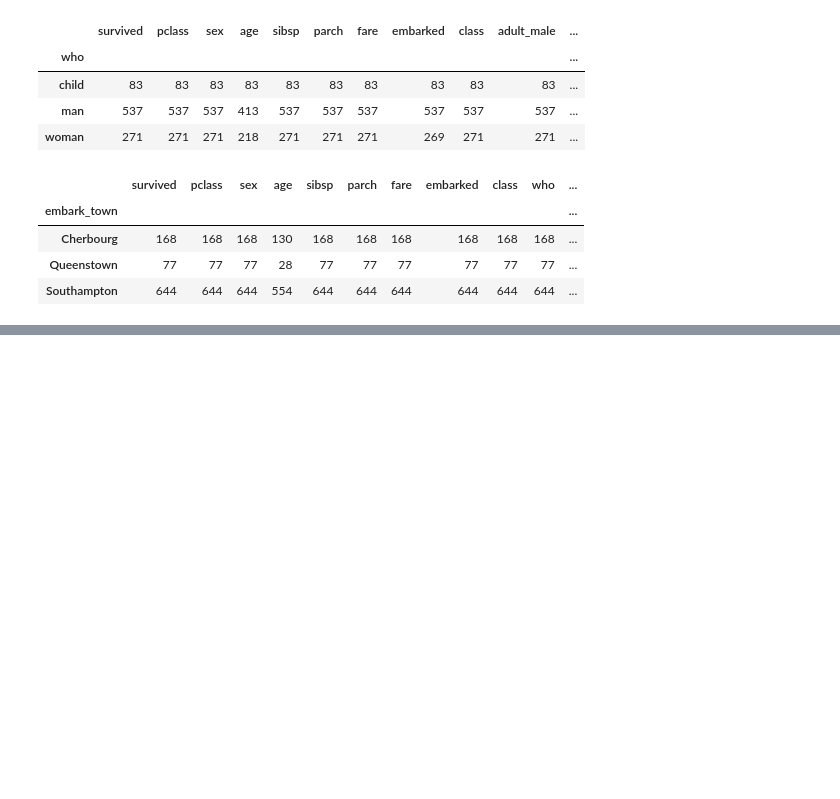
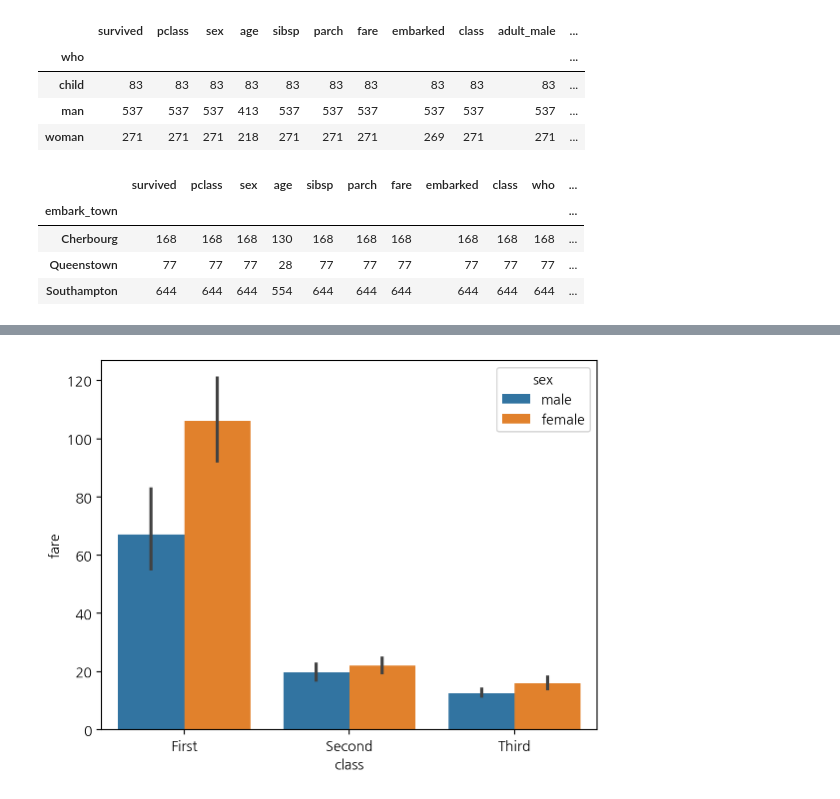
Before and after one commit to ai7dnn/2024-1-my-BDA, a Jupyter notebook: inclass/02w_0319_tue_dataframe_basic.ipynb, the cells around one changed output, grey strips where cells are left out. Saved outputs shown, nothing was run; the diff lists cells and outputs as text; code cells hidden in the pictures; blank space fills up the shorter version.

```diff
--- a/inclass/02w_0319_tue_dataframe_basic.ipynb
+++ b/inclass/02w_0319_tue_dataframe_basic.ipynb
@@ -290,0 +321,4 @@ titanic.groupby('embark_town').count()
+# %%
+sns.barplot(titanic, x="class", y="fare", hue="sex"); # 높이: 평균
+# %% [output]
+[figure, added]
```
Also changed, not shown: parts of 60 cells of this notebook.
